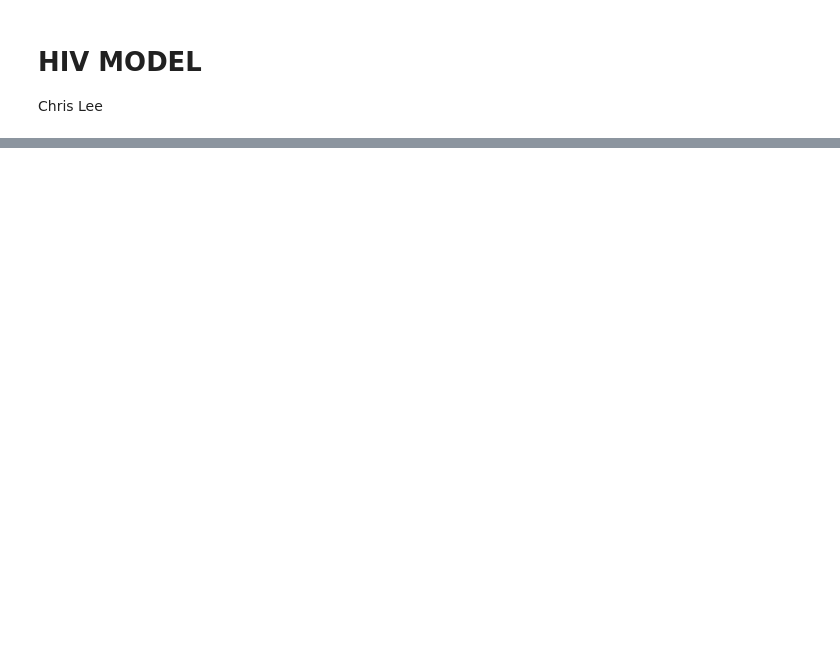
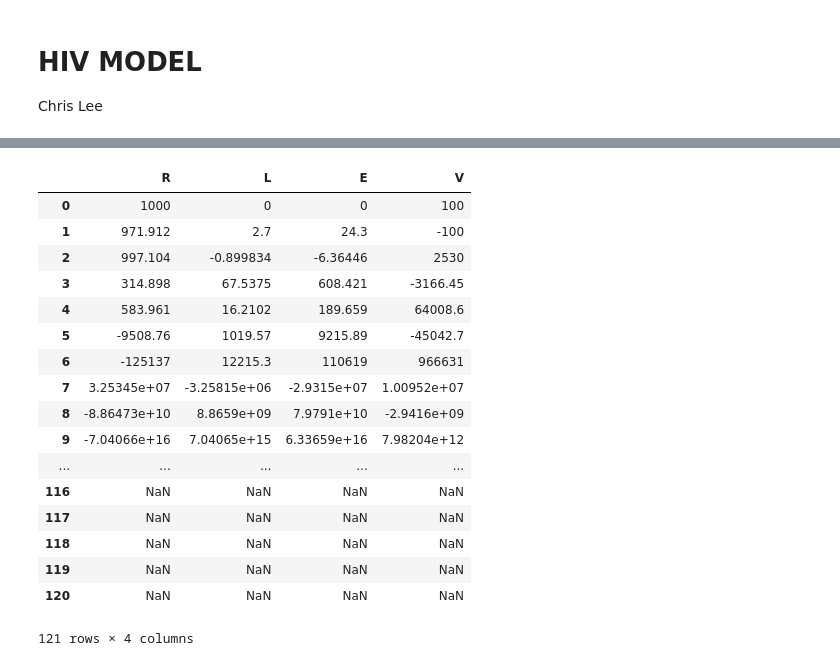
Before and after one commit to clee4/ModSimPy, a Jupyter notebook: code/HIV MODEL.ipynb, the cells around one changed output, grey strips where cells are left out. Drawn from its saved outputs; the diff is of its cells as text; code cells hidden in the pictures; blank space fills up the shorter version.

```diff
--- a/code/HIV MODEL.ipynb
+++ b/code/HIV MODEL.ipynb
@@ -85,0 +115,21 @@ def run_simulation(system, update_func):
+# %%
+results = run_simulation(sys, update_func)
+# %% [output]
+|  | R | L | E | V |
+| 0 | 1000 | 0 | 0 | 100 |
+| 1 | 971.912 | 2.7 | 24.3 | -100 |
+| 2 | 997.104 | -0.899834 | -6.36446 | 2530 |
+| 3 | 314.898 | 67.5375 | 608.421 | -3166.45 |
+| 4 | 583.961 | 16.2102 | 189.659 | 64008.6 |
+| 5 | -9508.76 | 1019.57 | 9215.89 | -45042.7 |
+| 6 | -125137 | 12215.3 | 110619 | 966631 |
+| 7 | 3.25345e+07 | -3.25815e+06 | -2.9315e+07 | 1.00952e+07 |
+| 8 | -8.86473e+10 | 8.8659e+09 | 7.9791e+10 | -2.9416e+09 |
+| 9 | -7.04066e+16 | 7.04065e+15 | 6.33659e+16 | 7.98204e+12 |
+| ... | ... | ... | ... | ... |
+| 116 | NaN | NaN | NaN | NaN |
+| 117 | NaN | NaN | NaN | NaN |
+| 118 | NaN | NaN | NaN | NaN |
+| 119 | NaN | NaN | NaN | NaN |
+| 120 | NaN | NaN | NaN | NaN |
+121 rows × 4 columns
```
Also changed, not shown: parts of 7 cells of this notebook.
